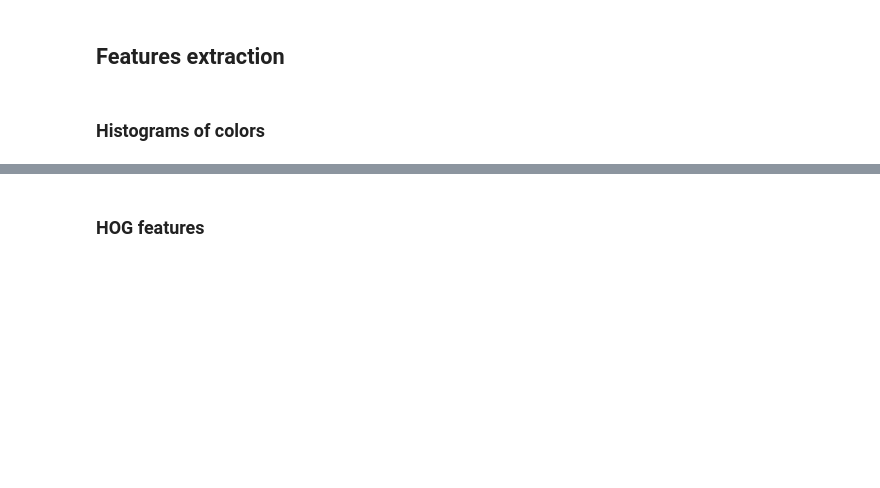
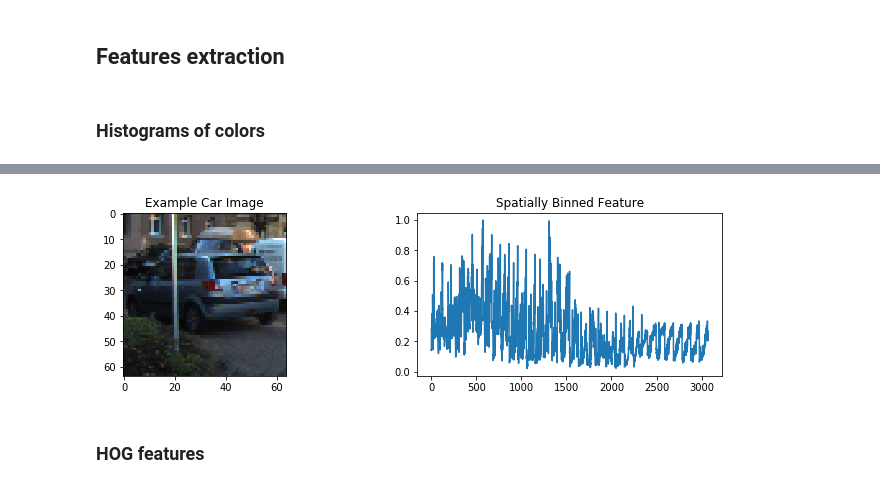
Before and after one commit to sbatururimi/Vehicle-Detection, a Jupyter notebook: Vehicle Detection.ipynb, the cells around one changed output, grey strips where cells are left out. Saved outputs shown, nothing was run; the diff lists cells and outputs as text; code cells hidden in the pictures; blank space fills up the shorter version.

```diff
--- a/Vehicle Detection.ipynb
+++ b/Vehicle Detection.ipynb
@@ -163,3 +199,19 @@ else:
+# %%
+image_cspace = cv2.cvtColor(image, cv2.COLOR_RGB2YCrCb)
+feature_vec = bin_spatial(image, size=(32, 32))
+
+fig = plt.figure(figsize=(12, 3))
+plt.subplot(121)
+plt.imshow(image)
+plt.title("Example Car Image")
+plt.subplot(122)
+plt.plot(feature_vec)
+plt.title("Spatially Binned Feature")
+filename = output_images_dir + "spatially_binned_feature.png"
+plt.savefig(filename)
+plt.show()
+# %% [output]
+[figure, added]
 # %% [markdown]
 ### HOG features
 # %%
```
Also changed, not shown: parts of 19 cells of this notebook, 5 other files.
